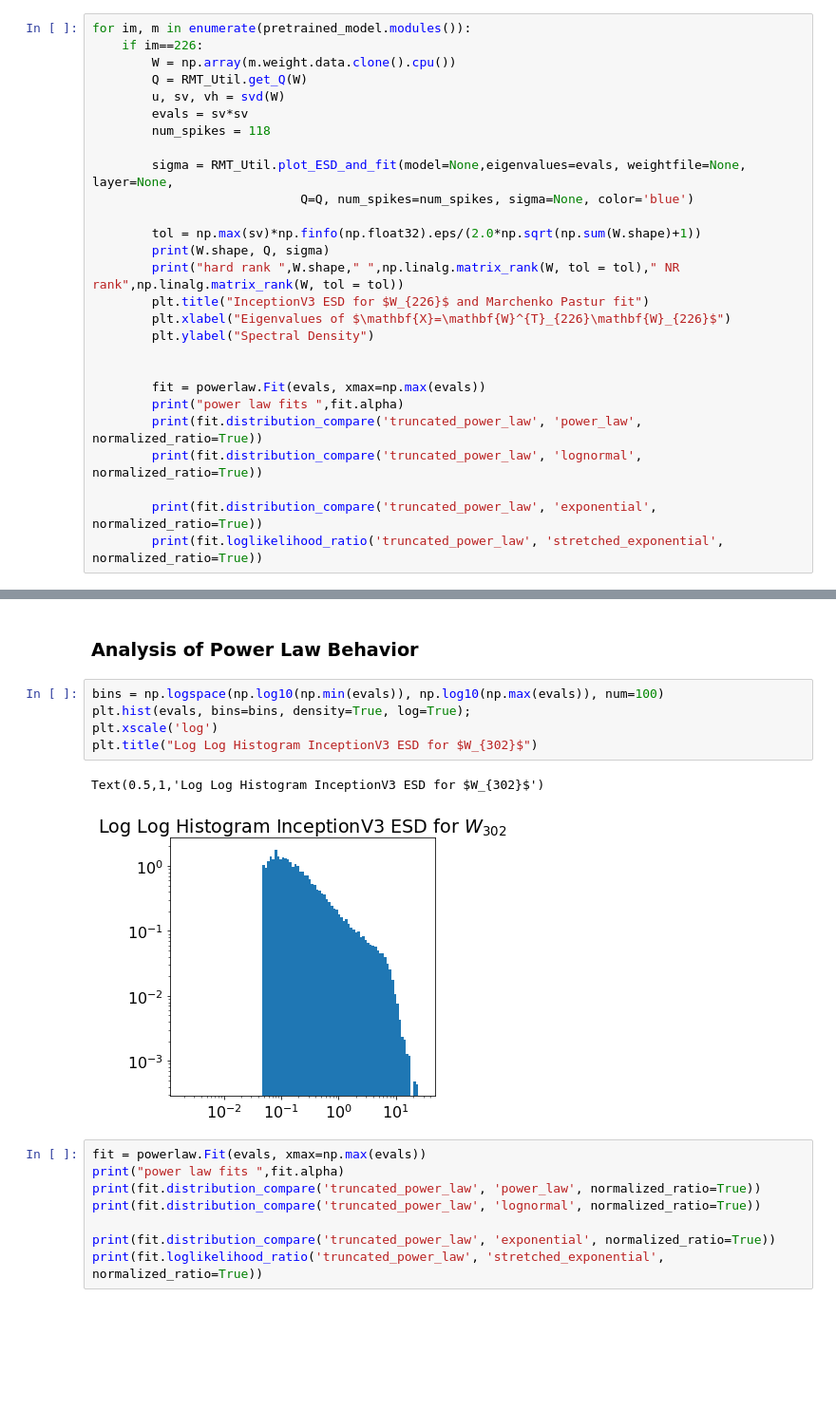
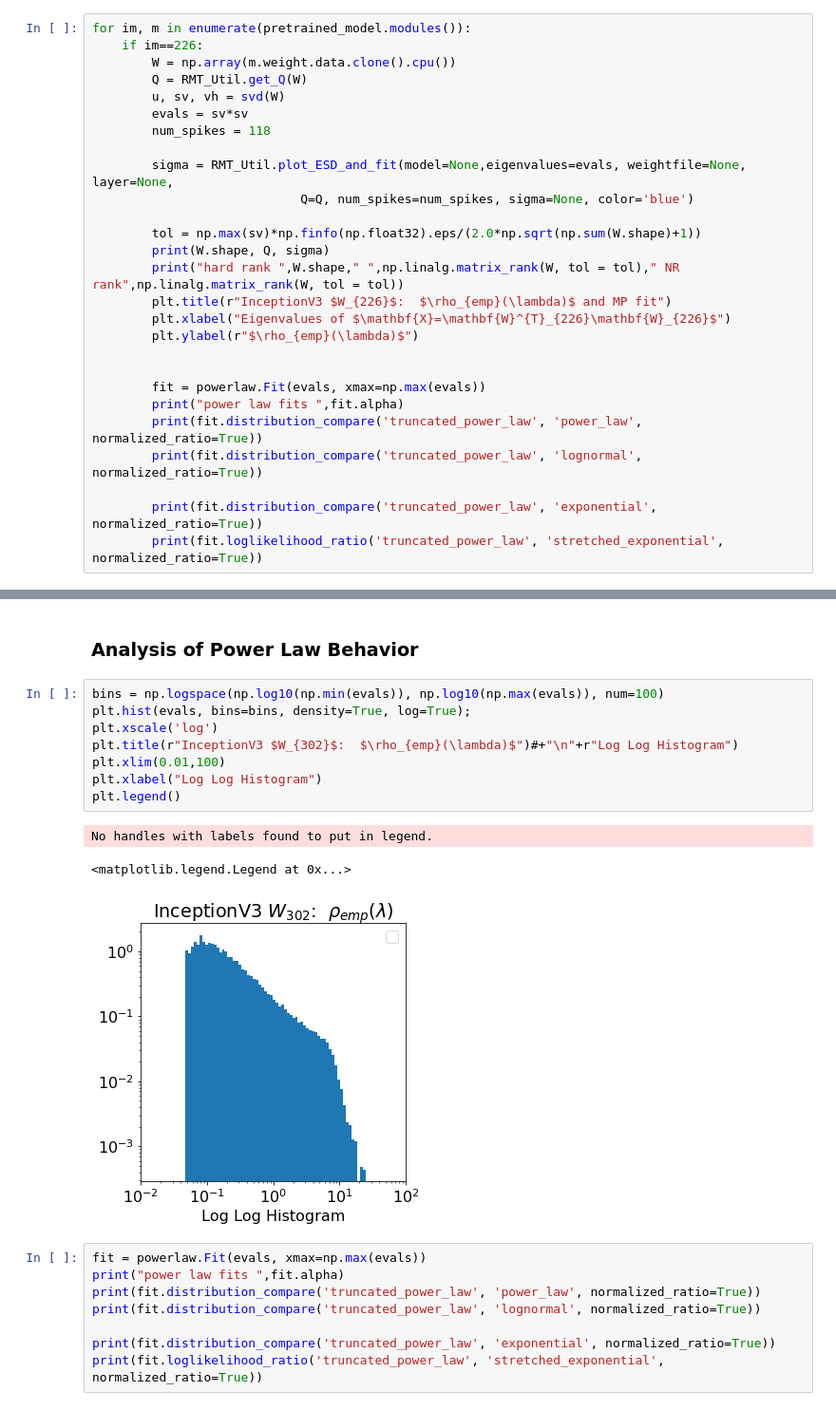
Before and after one commit to CalculatedContent/ImplicitSelfRegularization, a Jupyter notebook: Inception-pytorch.ipynb, the cells around one changed output, grey strips where cells are left out. Shown at 95% size. Saved outputs shown, nothing was run; the diff lists cells and outputs as text; blank space fills up the shorter version.

```diff
--- a/Inception-pytorch.ipynb
+++ b/Inception-pytorch.ipynb
@@ -86,9 +88,9 @@ for im, m in enumerate(pretrained_model.modules()):
         tol = np.max(sv)*np.finfo(np.float32).eps/(2.0*np.sqrt(np.sum(W.shape)+1))
         print(W.shape, Q, sigma)
         print("hard rank ",W.shape," ",np.linalg.matrix_rank(W, tol = tol)," NR rank",np.linalg.matrix_rank(W, tol = tol))
-        plt.title("InceptionV3 ESD for $W_{226}$ and Marchenko Pastur fit")
+        plt.title(r"InceptionV3 $W_{226}$:  $\rho_{emp}(\lambda)$ and MP fit")
         plt.xlabel("Eigenvalues of $\mathbf{X}=\mathbf{W}^{T}_{226}\mathbf{W}_{226}$")
-        plt.ylabel("Spectral Density")
+        plt.ylabel(r"$\rho_{emp}(\lambda)$")
 
 
         fit = powerlaw.Fit(evals, xmax=np.max(evals))
@@ -213,11 +219,15 @@ Assuming nested distributions
 # %%
 bins = np.logspace(np.log10(np.min(evals)), np.log10(np.max(evals)), num=100)
 plt.hist(evals, bins=bins, density=True, log=True);
 plt.xscale('log')
-plt.title("Log Log Histogram InceptionV3 ESD for $W_{302}$")
+plt.title(r"InceptionV3 $W_{302}$:  $\rho_{emp}(\lambda)$")#+"\n"+r"Log Log Histogram")
+plt.xlim(0.01,100)
+plt.xlabel("Log Log Histogram")
+plt.legend()
 # %% [output]
-Text(0.5,1,'Log Log Histogram InceptionV3 ESD for $W_{302}$')
+No handles with labels found to put in legend.
+<matplotlib.legend.Legend at 0x...>
-[figure, old version]
+[figure, new version]
 # %%
 fit = powerlaw.Fit(evals, xmax=np.max(evals))
 print("power law fits ",fit.alpha)
```
Also changed, not shown: parts of 5 cells of this notebook, 1 other file.
